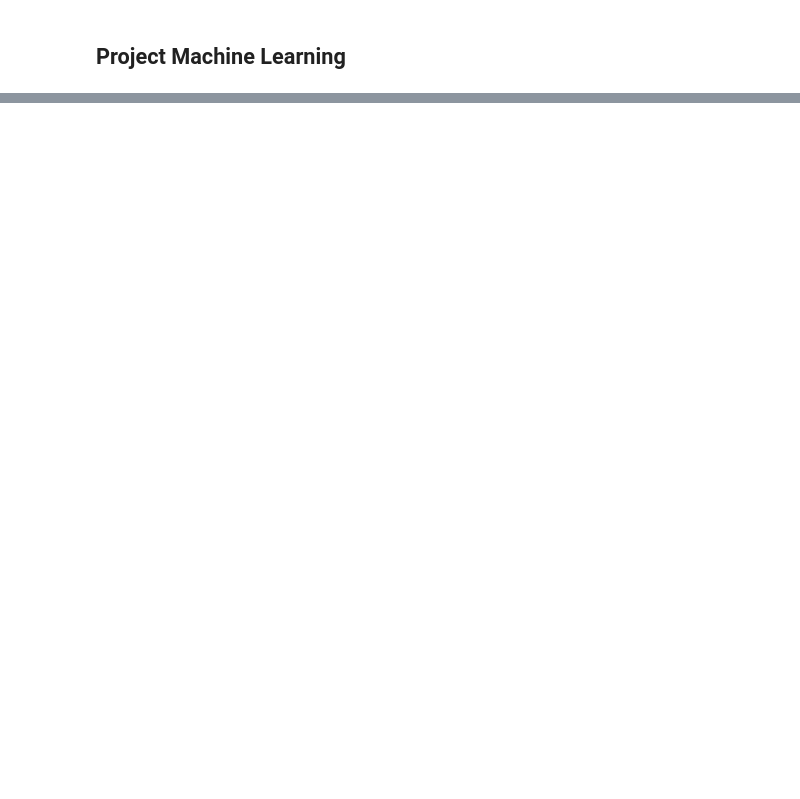
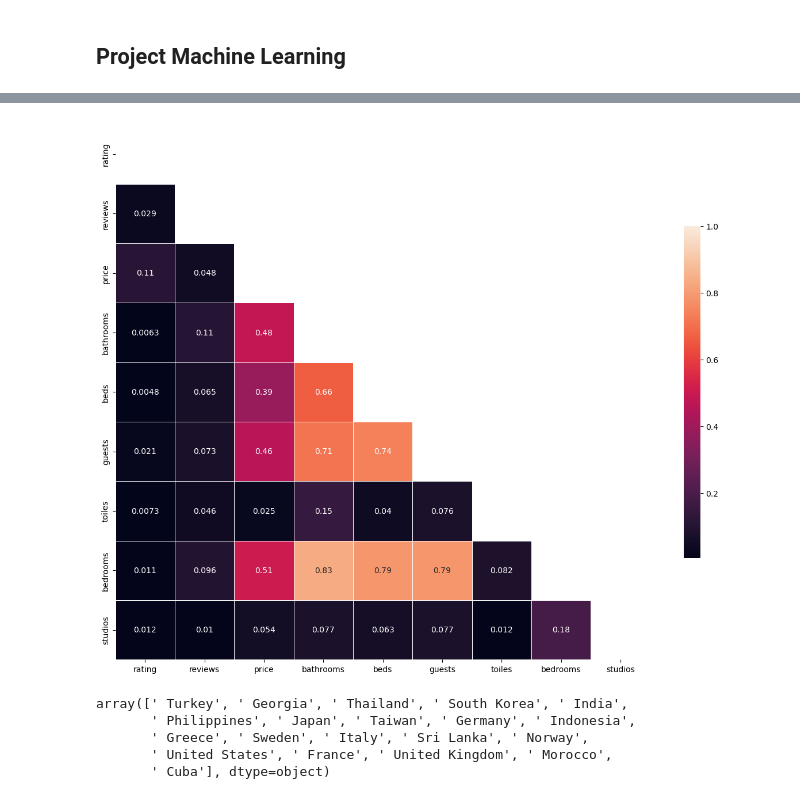
Before and after one commit to gabriela-cl/ml_project, a Jupyter notebook: Jupyter Notebooks/ml_project_gabi.ipynb, the cells around one changed output, grey strips where cells are left out. Drawn from its saved outputs; the diff is of its cells as text; code cells hidden in the pictures; blank space fills up the shorter version.

```diff
--- a/Jupyter Notebooks/ml_project_gabi.ipynb
+++ b/Jupyter Notebooks/ml_project_gabi.ipynb
@@ -18,0 +90,3 @@ df_arbnb.head()
+# %%
+#redundant
+df_airbnb.drop(columns=["features", "address"], inplace = True)
@@ -18,0 +113,2 @@ df_arbnb.head()
+# %%
+df_airbnb.drop(columns=["amenities"], inplace = True)
@@ -18,0 +133,2 @@ df_arbnb.head()
+# %%
+df_airbnb.drop(df_airbnb[df_airbnb["rating"] == "New"].index, inplace=True)
@@ -18,0 +221,11 @@ df_arbnb.head()
+# %%
+# Frequency count of each country
+country_counts = df_airbnb['country'].value_counts()
+
+# Get the top 20 most frequent countries
+top_20_countries = country_counts.head(20).index
+
+# Filter the DataFrame to keep only rows with countries in the top 20
+df_top_20 = df_airbnb[df_airbnb['country'].isin(top_20_countries)]
+df_num = df_top_20.drop(columns = ['country'])
+df_num
@@ -18,0 +266,25 @@ df_arbnb.head()
+# %%
+corr=np.abs(df_num.corr())
+
+#Set up mask for triangle representation
+mask = np.zeros_like(corr, dtype=bool)
+mask[np.triu_indices_from(mask)] = True
+
+# Set up the matplotlib figure
+f, ax = plt.subplots(figsize=(15, 15))
+# Generate a custom diverging colormap
+cmap = sns.diverging_palette(220, 10, as_cmap=True)
+# Draw the heatmap with the mask and correct aspect ratio
+sns.heatmap(corr, mask=mask,  vmax=1,square=True, linewidths=.5, cbar_kws={"shrink": .5},annot = corr)
+
+plt.show()
+# %% [output]
+[figure, added]
+# %%
+df_top_20["country"].unique()
+# %% [output]
+array([' Turkey', ' Georgia', ' Thailand', ' South Korea', ' India',
+       ' Philippines', ' Japan', ' Taiwan', ' Germany', ' Indonesia',
+       ' Greece', ' Sweden', ' Italy', ' Sri Lanka', ' Norway',
+       ' United States', ' France', ' United Kingdom', ' Morocco',
+       ' Cuba'], dtype=object)
```
Also changed, not shown: parts of 89 cells of this notebook, 3 other files.
